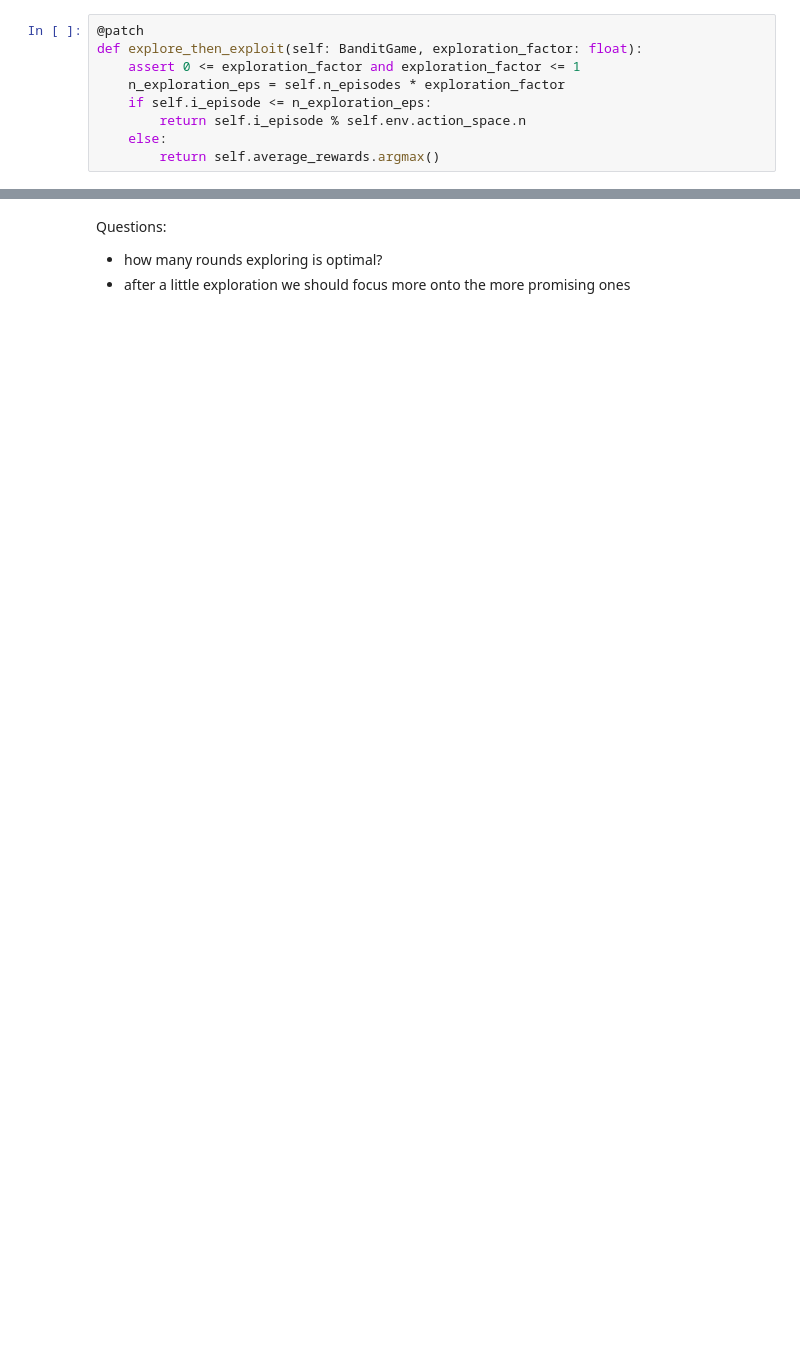
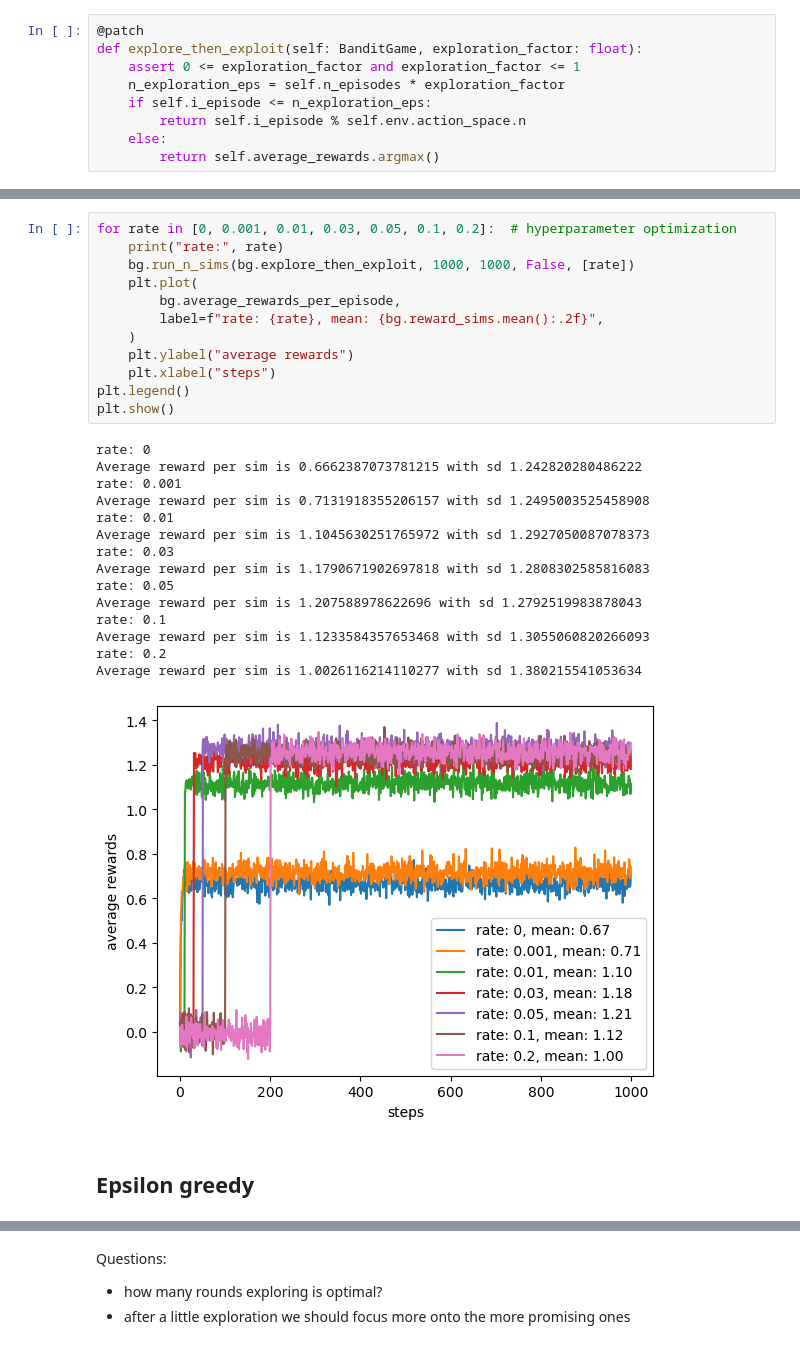
Before and after one commit to jjakubassa/RL_fss2023, a Jupyter notebook: exercise01/multi bandit.ipynb, the cells around one changed output, grey strips where cells are left out. Drawn from its saved outputs; the diff is of its cells as text; blank space fills up the shorter version.

```diff
--- a/exercise01/multi bandit.ipynb
+++ b/exercise01/multi bandit.ipynb
@@ -112,0 +135,30 @@ KeyboardInterrupt:
+# %%
+for rate in [0, 0.001, 0.01, 0.03, 0.05, 0.1, 0.2]:  # hyperparameter optimization
+    print("rate:", rate)
+    bg.run_n_sims(bg.explore_then_exploit, 1000, 1000, False, [rate])
+    plt.plot(
+        bg.average_rewards_per_episode,
+        label=f"rate: {rate}, mean: {bg.reward_sims.mean():.2f}",
+    )
+    plt.ylabel("average rewards")
+    plt.xlabel("steps")
+plt.legend()
+plt.show()
+# %% [output]
+rate: 0
+Average reward per sim is 0.6662387073781215 with sd 1.242820280486222
+rate: 0.001
+Average reward per sim is 0.7131918355206157 with sd 1.2495003525458908
+rate: 0.01
+Average reward per sim is 1.1045630251765972 with sd 1.2927050087078373
+rate: 0.03
+Average reward per sim is 1.1790671902697818 with sd 1.2808302585816083
+rate: 0.05
+Average reward per sim is 1.207588978622696 with sd 1.2792519983878043
+rate: 0.1
+Average reward per sim is 1.1233584357653468 with sd 1.3055060820266093
+rate: 0.2
+Average reward per sim is 1.0026116214110277 with sd 1.380215541053634
+[figure, added]
+# %% [markdown]
+## Epsilon greedy
```
Also changed, not shown: parts of 19 cells of this notebook, 3 other files.
